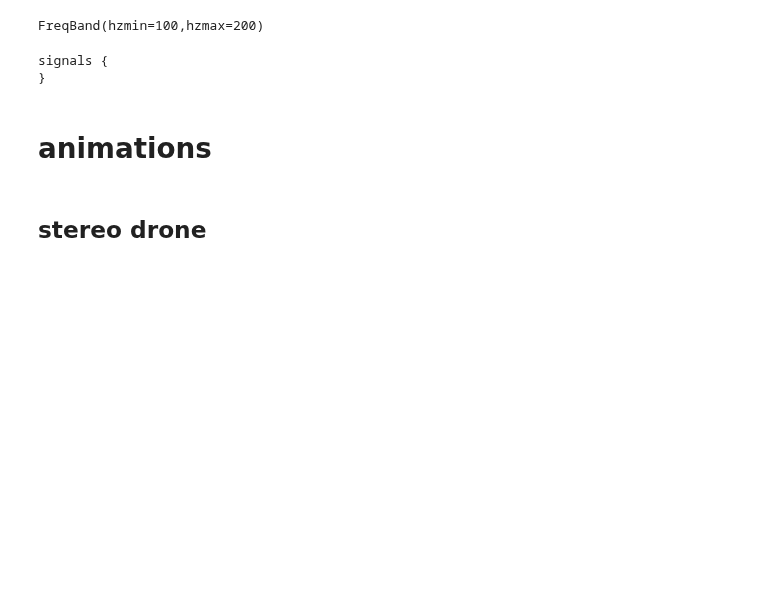
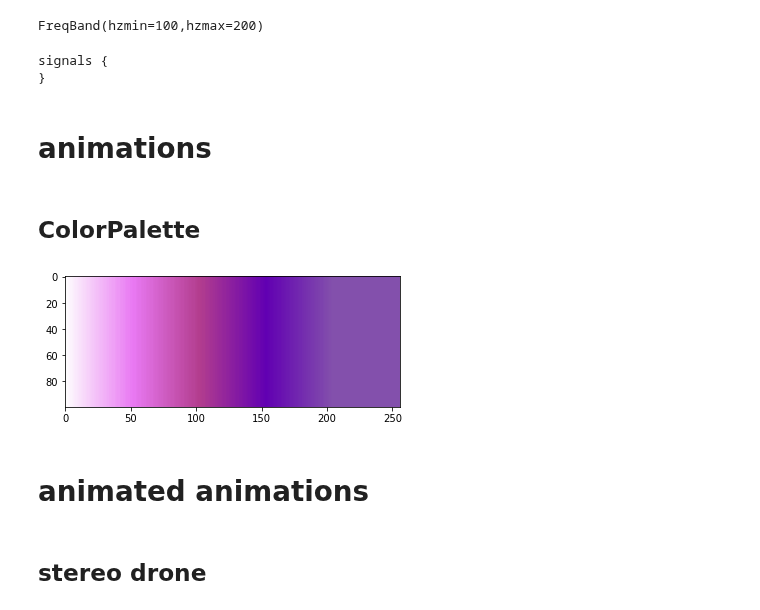
Before and after one commit to nuru-nu/moyo, a Jupyter notebook: notebooks/animations.ipynb, the cells around one changed output. Cells and saved outputs as stored; diff of their text form; code cells hidden in the pictures; blank space fills up the shorter version.

```diff
--- a/notebooks/animations.ipynb
+++ b/notebooks/animations.ipynb
@@ -81,3 +84,28 @@ signals {
 }
 # %% [markdown]
 # animations
+# %% [markdown]
+## ColorPalette
+# %%
+# https://coolors.co/ffffff-ea7af4-b43e8f-6200b3-8451ad
+blueish_palette = A.parse_colors_co_scss('''
+$color1: rgba(255, 255, 255, 1);
+$color2: rgba(234, 122, 244, 1);
+$color3: rgba(180, 62, 143, 1);
+$color4: rgba(98, 0, 179, 1);
+$color5: rgba(132, 81, 173, 1);
+''')
+
+cp = A.ColorPalette(colors=blueish_palette)
+
+w, h = 256, 100
+row = np.array([cp(value=v)['value'] for v in np.linspace(0, 1, w)])
+
+plt.imshow(
+np.array([
+    row for y in range(h)
+]));
+# %% [output]
+[figure, added]
+# %% [markdown]
+# animated animations
```
Also changed, not shown: parts of 6 cells of this notebook, 3 other files.
